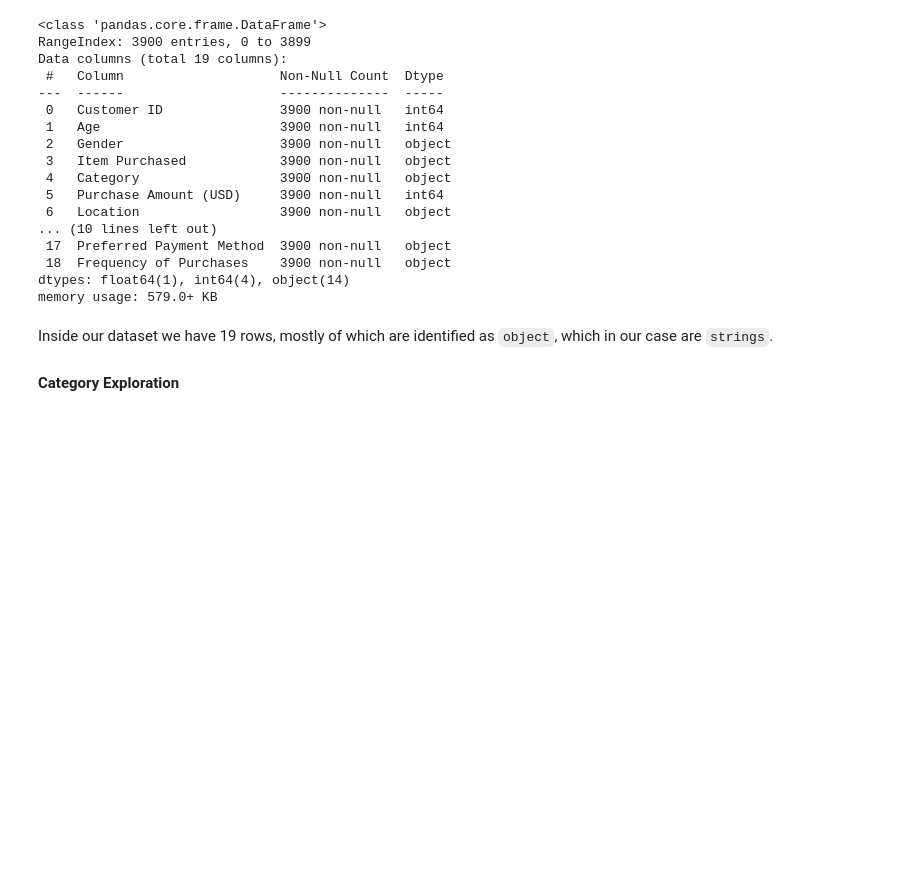
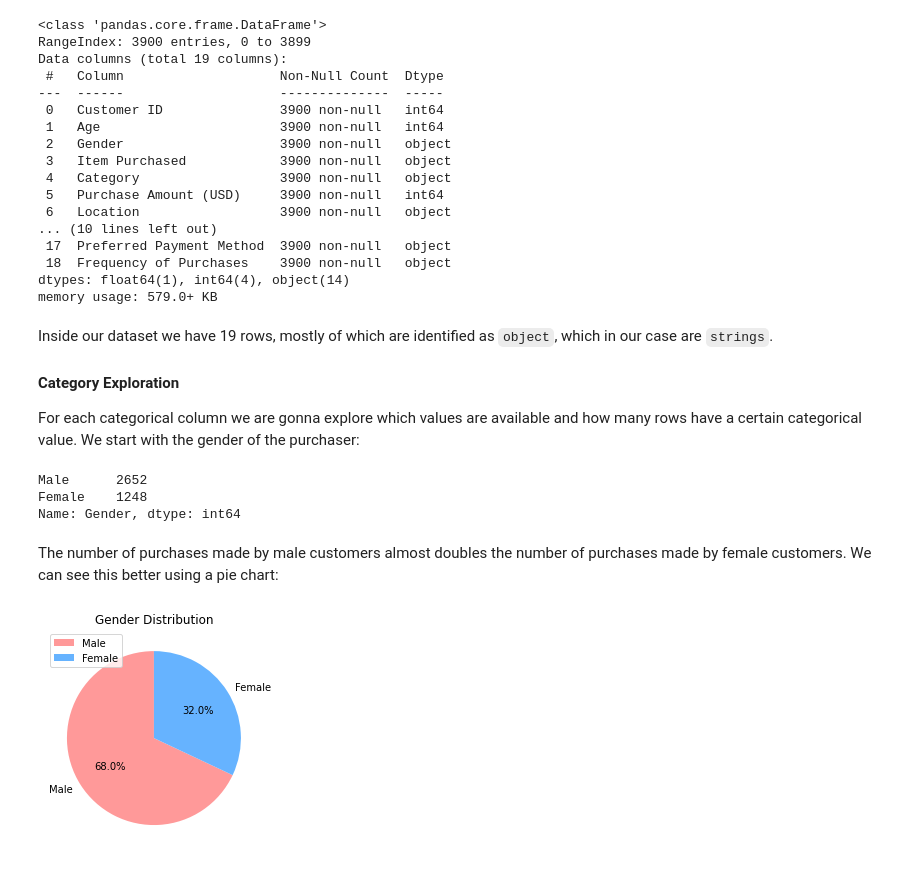
Before and after one commit to AleandroPresta/customer-shopping-analysis, a Jupyter notebook: src/Data Preprocessing.ipynb, the cells around one changed output. Cells and saved outputs as stored; diff of their text form; code cells hidden in the pictures; blank space fills up the shorter version.

Commit message:
Categorical distribution of Location, Category, Gender and Item Purchased

```diff
--- a/src/Data Preprocessing.ipynb
+++ b/src/Data Preprocessing.ipynb
@@ -48,3 +48,22 @@ memory usage: 579.0+ KB
 # %% [markdown]
 Inside our dataset we have 19 rows, mostly of which are identified as `object`, which in our case are `strings`.
 #### Category Exploration
+For each categorical column we are gonna explore which values are available and how many rows have a certain categorical value. We start with the gender of the purchaser:
+# %%
+gender_counts = shopping_data['Gender'].value_counts()
+gender_counts
+# %% [output]
+Male      2652
+Female    1248
+Name: Gender, dtype: int64
+# %% [markdown]
+The number of purchases made by male customers almost doubles the number of purchases made by female customers. We can see this better using a pie chart:
+# %%
+import matplotlib.pyplot as plt
+
+gender_counts.plot(kind='pie', autopct='%1.1f%%', startangle=90, colors=['#ff9999','#66b3ff'], legend=True)
+plt.ylabel('')
+plt.title('Gender Distribution')
+plt.show()
+# %% [output]
+[figure, added]
```
Also changed, not shown: parts of 7 cells of this notebook.
